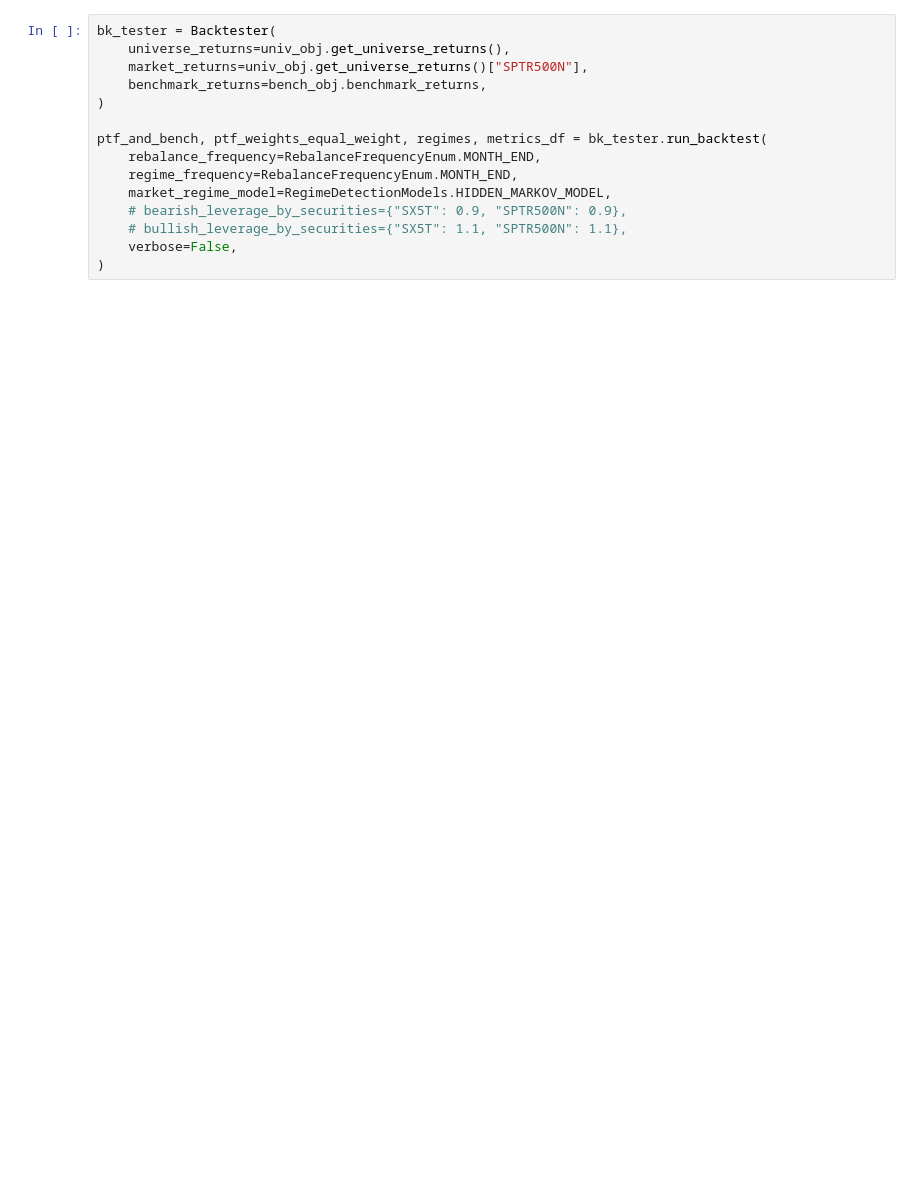
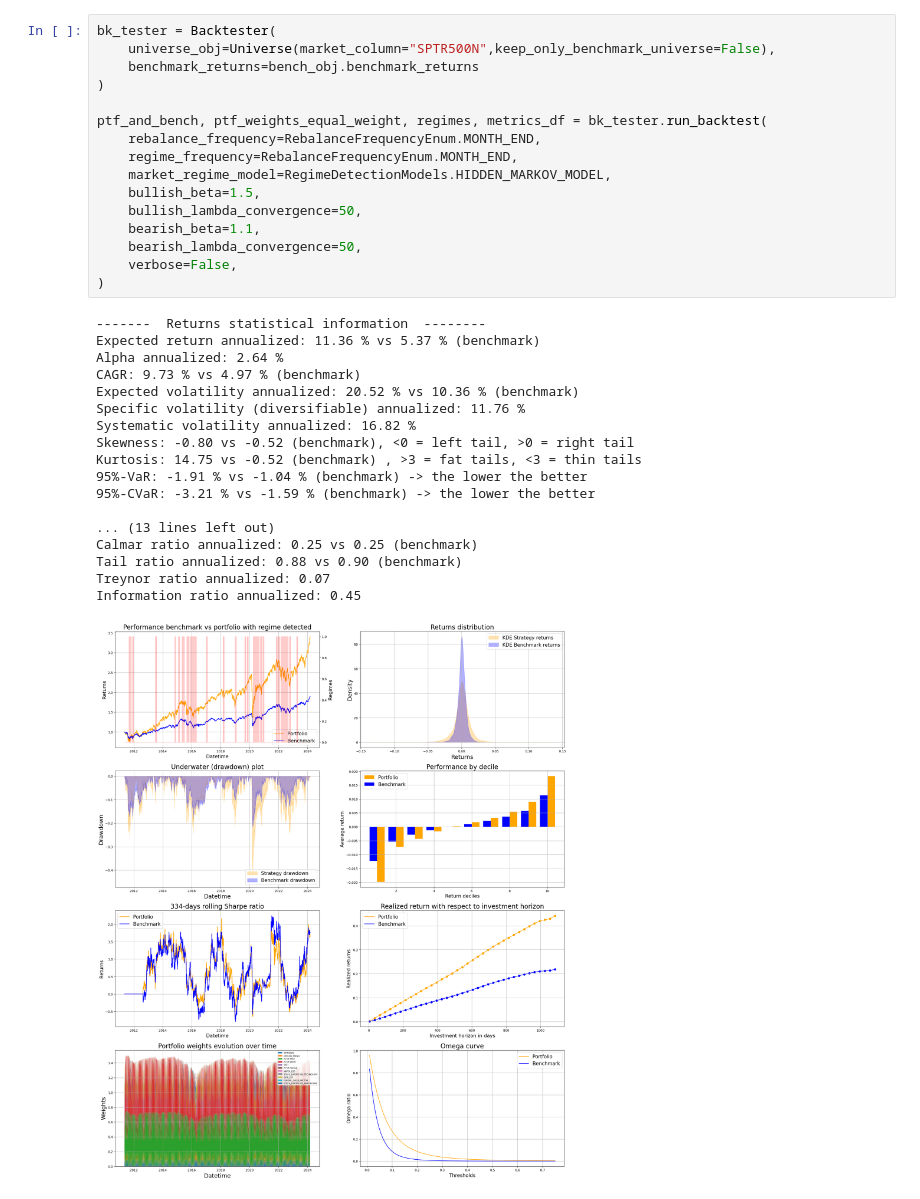
Before and after one commit to BaptisteZloch/Cross-Asset-Investment-Solutions, a Jupyter notebook: src/backtest_portoflio.ipynb, the cells around one changed output. Cells and saved outputs as stored; diff of their text form; blank space fills up the shorter version.

```diff
--- a/src/backtest_portoflio.ipynb
+++ b/src/backtest_portoflio.ipynb
@@ -70,15 +194,35 @@ plt.legend()
 # %%
 bk_tester = Backtester(
-    universe_returns=univ_obj.get_universe_returns(),
-    market_returns=univ_obj.get_universe_returns()["SPTR500N"],
-    benchmark_returns=bench_obj.benchmark_returns,
+    universe_obj=Universe(market_column="SPTR500N",keep_only_benchmark_universe=False),
+    benchmark_returns=bench_obj.benchmark_returns
 )
 
 ptf_and_bench, ptf_weights_equal_weight, regimes, metrics_df = bk_tester.run_backtest(
     rebalance_frequency=RebalanceFrequencyEnum.MONTH_END,
     regime_frequency=RebalanceFrequencyEnum.MONTH_END,
     market_regime_model=RegimeDetectionModels.HIDDEN_MARKOV_MODEL,
-    # bearish_leverage_by_securities={"SX5T": 0.9, "SPTR500N": 0.9},
-    # bullish_leverage_by_securities={"SX5T": 1.1, "SPTR500N": 1.1},
+    bullish_beta=1.5,
+    bullish_lambda_convergence=50,
+    bearish_beta=1.1,
+    bearish_lambda_convergence=50,
     verbose=False,
 )
+# %% [output]
+-------  Returns statistical information  --------
+Expected return annualized: 11.36 % vs 5.37 % (benchmark)
+Alpha annualized: 2.64 %
+CAGR: 9.73 % vs 4.97 % (benchmark)
+Expected volatility annualized: 20.52 % vs 10.36 % (benchmark)
+Specific volatility (diversifiable) annualized: 11.76 %
+Systematic volatility annualized: 16.82 %
+Skewness: -0.80 vs -0.52 (benchmark), <0 = left tail, >0 = right tail
+Kurtosis: 14.75 vs -0.52 (benchmark) , >3 = fat tails, <3 = thin tails
+95%-VaR: -1.91 % vs -1.04 % (benchmark) -> the lower the better
+95%-CVaR: -3.21 % vs -1.59 % (benchmark) -> the lower the better
+
+... (13 lines left out)
+Calmar ratio annualized: 0.25 vs 0.25 (benchmark)
+Tail ratio annualized: 0.88 vs 0.90 (benchmark)
+Treynor ratio annualized: 0.07
+Information ratio annualized: 0.45
+[figure, added]
```
Also changed, not shown: parts of 20 cells of this notebook, 5 other files.
